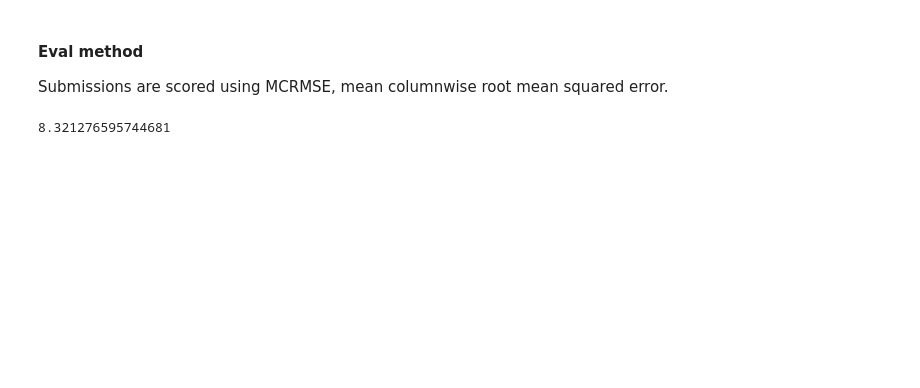
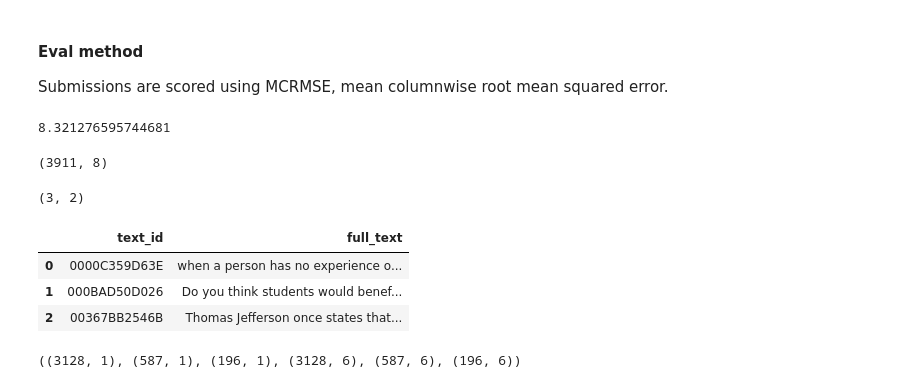
Before and after one commit to tripnv/fbp2-kaggle, a Jupyter notebook: experimentation.ipynb, the cells around one changed output. Drawn from its saved outputs; the diff is of its cells as text; code cells hidden in the pictures; blank space fills up the shorter version.

```diff
--- a/experimentation.ipynb
+++ b/experimentation.ipynb
@@ -21,5 +31,6 @@ RANDOM_STATE = 25
 # %%
 train = pd.read_csv(TRAIN_PATH)
+test = pd.read_csv(TEST_PATH)
 # %%
 # Chollet transformer heuristic
 # S = number of samples / mean number of words per sample
@@ -32,3 +43,27 @@ S = train.shape[0] / mean_number_of_tokens
 S
 # %% [output]
 8.321276595744681
+# %%
+train.shape
+# %% [output]
+(3911, 8)
+# %%
+test.shape
+# %% [output]
+(3, 2)
+# %%
+test.head()
+# %% [output]
+|  | text_id | full_text |
+| 0 | 0000C359D63E | when a person has no experience o... |
+| 1 | 000BAD50D026 | Do you think students would benef... |
+| 2 | 00367BB2546B | Thomas Jefferson once states that... |
+# %%
+X, Y = train[FEATURE_COLUMNS], train[TARGET_COLUMNS]
+X_train, X_test, Y_train, Y_test = train_test_split(X, Y, test_size=.2)
+
+X_valid, X_test, Y_valid, Y_test = train_test_split(X_test, Y_test, test_size=.25)
+
+X_train.shape, X_valid.shape, X_test.shape, Y_train.shape, Y_valid.shape, Y_test.shape
+# %% [output]
+((3128, 1), (587, 1), (196, 1), (3128, 6), (587, 6), (196, 6))
```
Also changed, not shown: parts of 22 cells of this notebook.
